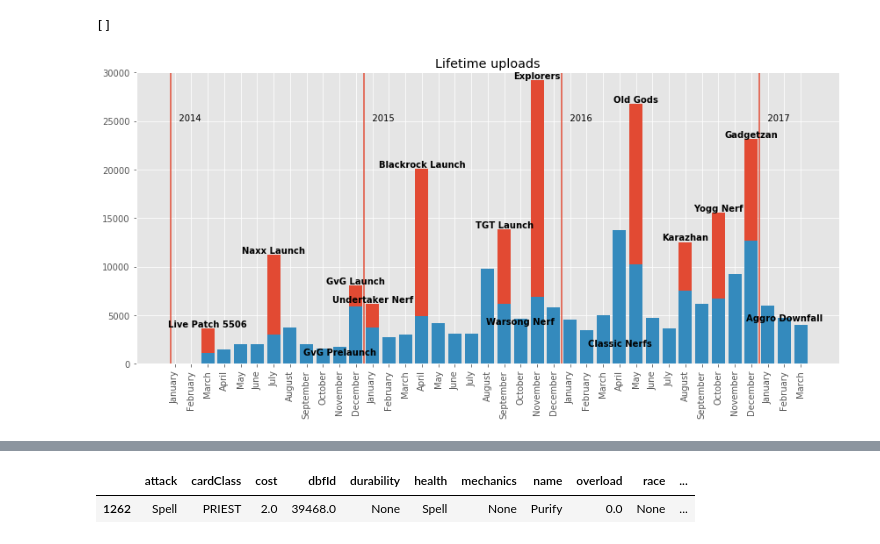
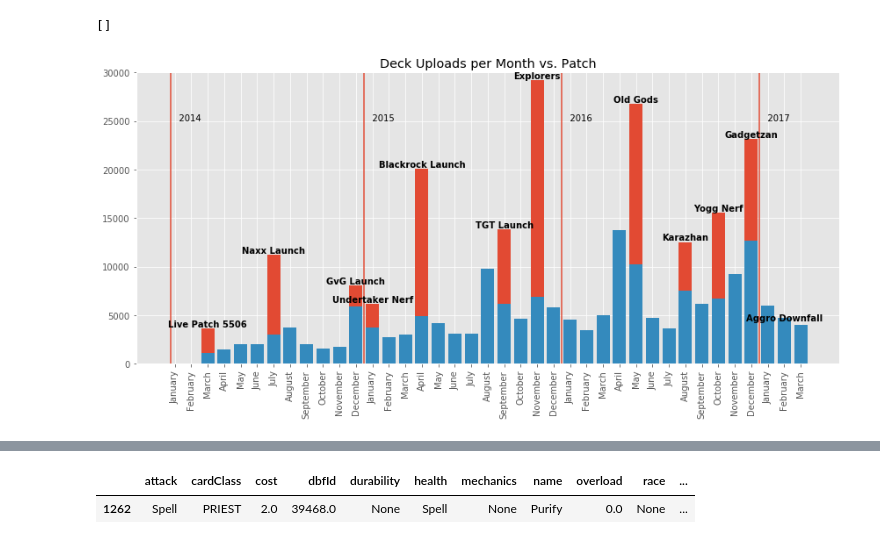
Before and after one commit to NJacobsohn/Hearthstone-Data-Analysis, a Jupyter notebook: EDA_plotting.ipynb, the cells around one changed output, grey strips where cells are left out. Saved outputs shown, nothing was run; the diff lists cells and outputs as text; code cells hidden in the pictures.

Commit message:
updated a plot once again

```diff
--- a/EDA_plotting.ipynb
+++ b/EDA_plotting.ipynb
@@ -987,6 +987,10 @@ num_months
  37,
  'Aggro Downfall',
  39]
+# %%
+num_months[10] = 0
+num_months[27] = 0
+num_months[21] = 0
 # %%
 deck_set_event_dict_invert
 # %% [output]
@@ -1011,34 +1015,36 @@ deck_set_event_dict_invert
 # %%
 
 fig, ax = plt.subplots(figsize=(12, 6))
 
 
 ax.bar(num_months_num, patch_full_ls)
 ax.bar(num_months_num, point_ls)
 ax.set_xticks(np.arange(1, 40))
 ax.set_xticklabels(month_names, rotation=90)
-ax.set_title('Lifetime uploads')
+ax.set_title('Deck Uploads per Month vs. Patch')
 ax.set_ylim(0, 30000)
 ax.axvline(0.75)
 ax.axvline(12.5)
 ax.axvline(24.5)
 ax.axvline(36.5)
 ax.text(0.75, 25000, "   2014")
 ax.text(12.5, 25000, "   2015")
 ax.text(24.5, 25000, "   2016")
 ax.text(36.5, 25000, "   2017")
 
 rects = ax.patches
 
 labels = num_months
 for rect, label in zip(rects, labels):
     height = rect.get_height()
     if type(label) == str:
+        if label == "Aggro Downfall":
+            ax.text(rect.get_x() + rect.get_width() / 2, height + 2, label, ha='center', va='bottom', weight='bold')
         ax.text(rect.get_x() + rect.get_width() / 2, height + 5, label, ha='center', va='bottom', weight='bold')
 plt.tight_layout()
 plt.savefig('img/month_versus_patch.png')
 # %% [output]
-[figure, old version]
+[figure, new version]
 # %%
 json_df.head()
 # %% [output]
```
Also changed, not shown: parts of 1 cell of this notebook, 1 other file.
